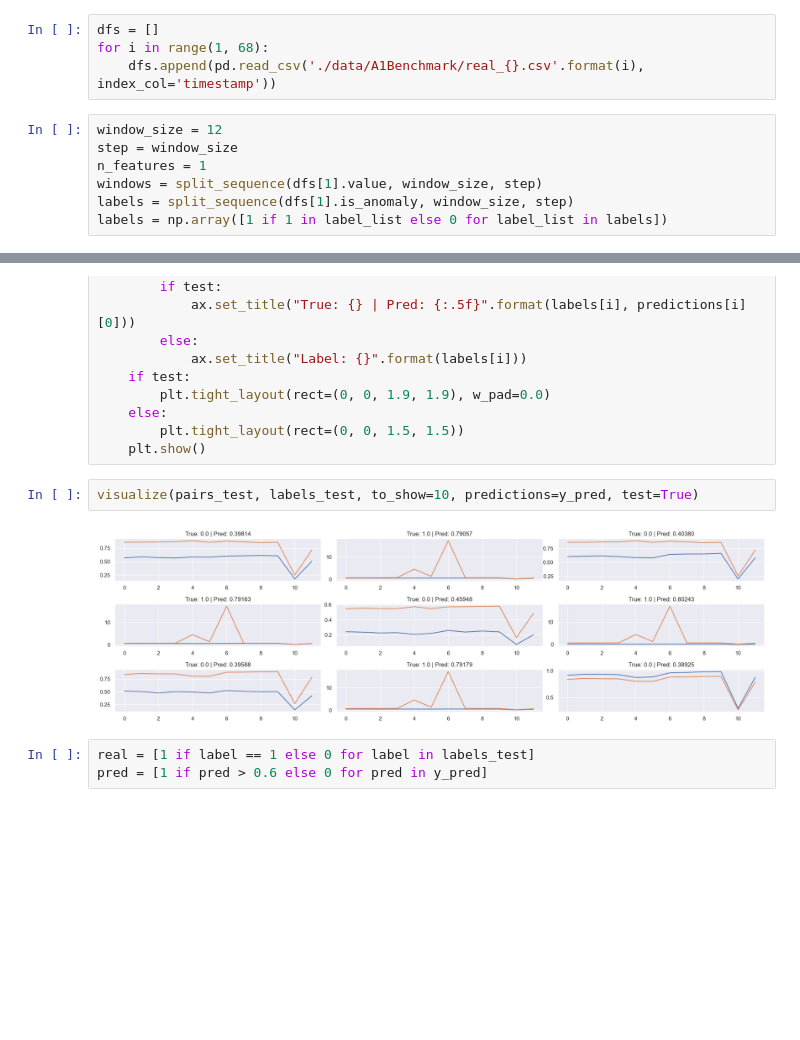
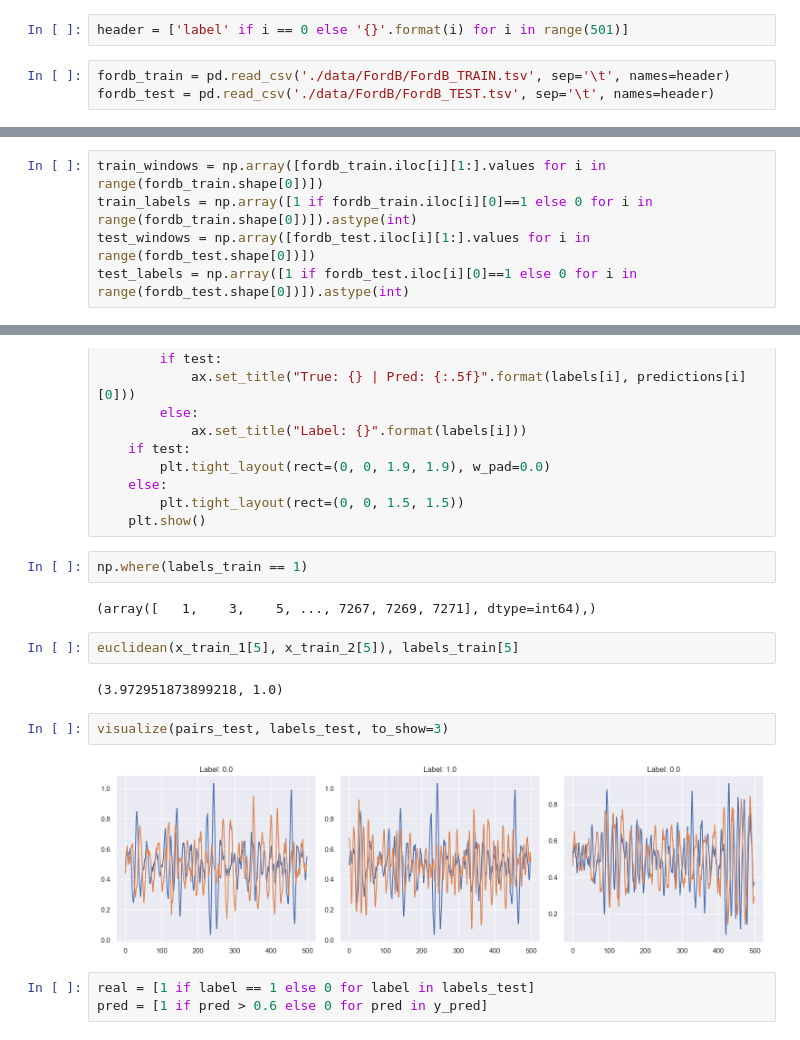
Before and after one commit to ricardo-rolo/Anomaly-Detection-with-Siamese-Neural-Nets, a Jupyter notebook: yahoo_siamese_net.ipynb, the cells around one changed output, grey strips where cells are left out. Saved outputs shown, nothing was run; the diff lists cells and outputs as text; blank space fills up the shorter version.

```diff
--- a/yahoo_siamese_net.ipynb
+++ b/yahoo_siamese_net.ipynb
@@ -173,13 +212,7 @@ def loss(margin=1):
 # %% [markdown]
 ### Pre-processing
+# %%
+header = ['label' if i == 0 else '{}'.format(i) for i in range(501)]
 # %%
-dfs = []
-for i in range(1, 68):
-    dfs.append(pd.read_csv('./data/A1Benchmark/real_{}.csv'.format(i), index_col='timestamp'))
+fordb_train = pd.read_csv('./data/FordB/FordB_TRAIN.tsv', sep='\t', names=header)
+fordb_test = pd.read_csv('./data/FordB/FordB_TEST.tsv', sep='\t', names=header)
-# %%
-window_size = 12
-step = window_size
-n_features = 1
-windows = split_sequence(dfs[1].value, window_size, step)
-labels = split_sequence(dfs[1].is_anomaly, window_size, step)
-labels = np.array([1 if 1 in label_list else 0 for label_list in labels])
@@ -202,0 +219,5 @@ x_test_2 = pairs_test[:, 1]
+# %%
+train_windows = np.array([fordb_train.iloc[i][1:].values for i in range(fordb_train.shape[0])])
+train_labels = np.array([1 if fordb_train.iloc[i][0]==1 else 0 for i in range(fordb_train.shape[0])]).astype(int)
+test_windows = np.array([fordb_test.iloc[i][1:].values for i in range(fordb_test.shape[0])])
+test_labels = np.array([1 if fordb_test.iloc[i][0]==1 else 0 for i in range(fordb_test.shape[0])]).astype(int)
@@ -349,10 +362,18 @@ def visualize(pairs, labels, to_show=6, num_col=3, predictions=None, test=False)
     else:
         plt.tight_layout(rect=(0, 0, 1.5, 1.5))
     plt.show()
+# %%
+np.where(labels_train == 1)
+# %% [output]
+(array([   1,    3,    5, ..., 7267, 7269, 7271], dtype=int64),)
+# %%
+euclidean(x_train_1[5], x_train_2[5]), labels_train[5]
+# %% [output]
+(3.972951873899218, 1.0)
 # %%
-visualize(pairs_test, labels_test, to_show=10, predictions=y_pred, test=True)
+visualize(pairs_test, labels_test, to_show=3)
 # %% [output]
-[figure, old version]
+[figure, new version]
 # %%
 real = [1 if label == 1 else 0 for label in labels_test]
 pred = [1 if pred > 0.6 else 0 for pred in y_pred]
```
Also changed, not shown: parts of 12 cells of this notebook, 3 other files.
